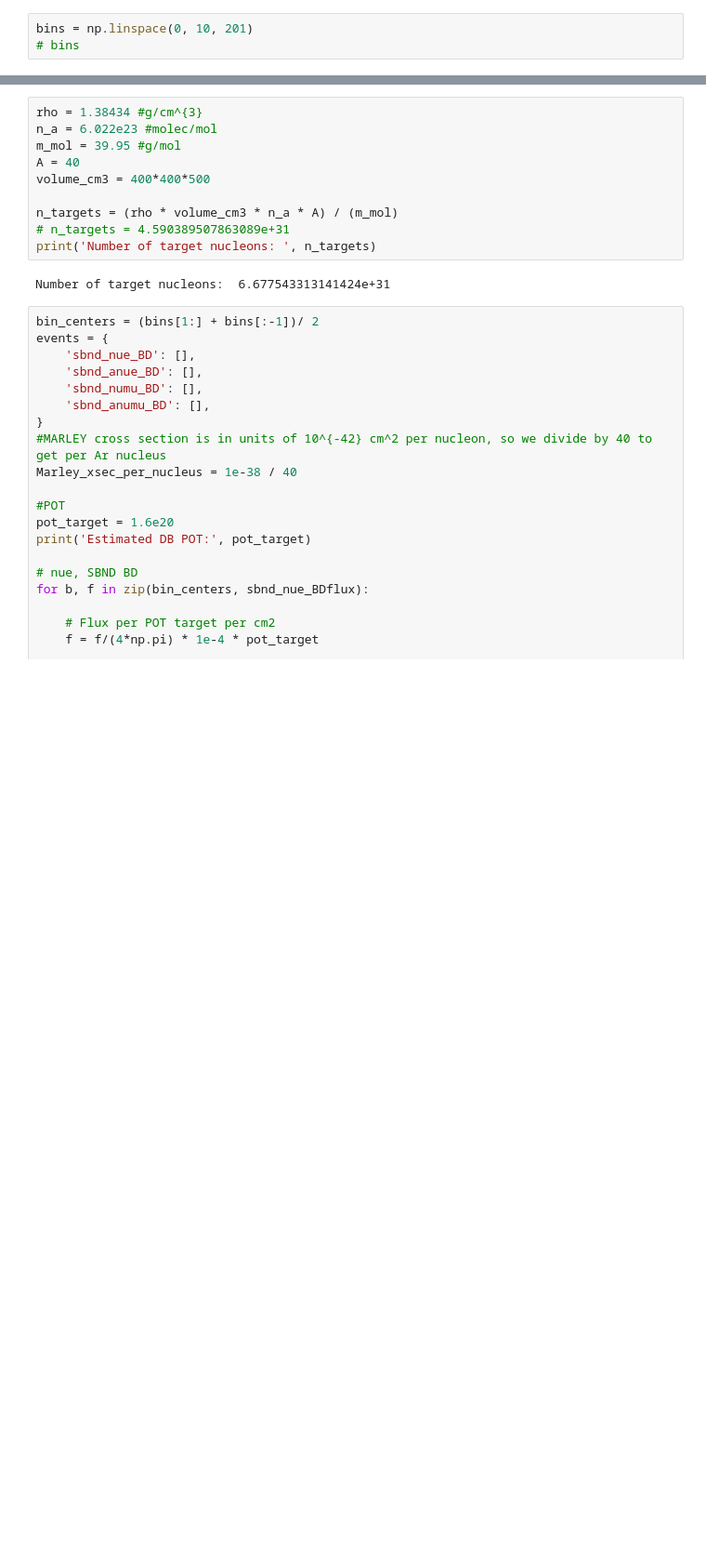
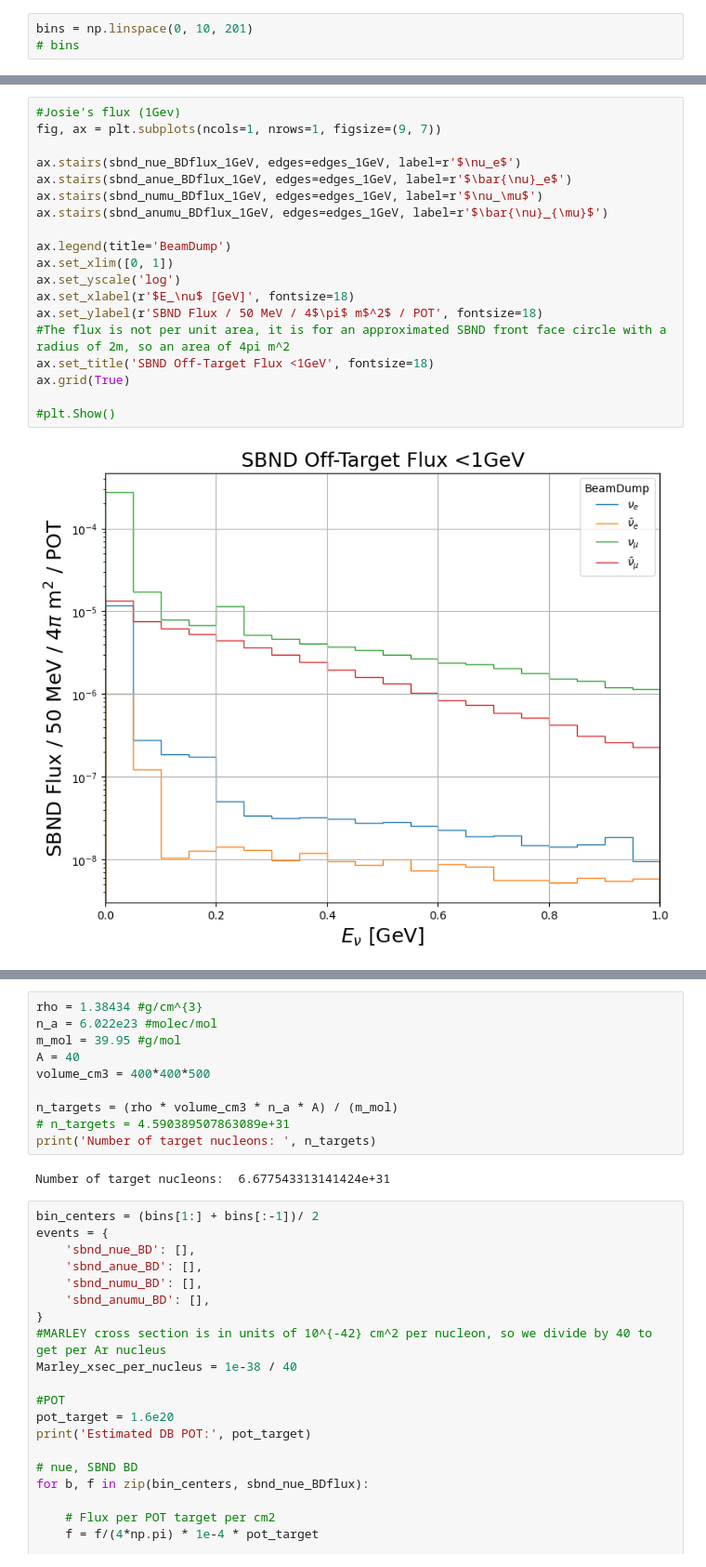
Before and after one commit to miquelnebot/BeamDump, a Jupyter notebook: rates.ipynb, the cells around one changed output, grey strips where cells are left out. Shown at 93% size. Drawn from its saved outputs; the diff is of its cells as text; blank space fills up the shorter version.

Commit message:
Flux consistent with Marley xsec <1GeV

```diff
--- a/rates.ipynb
+++ b/rates.ipynb
@@ -65,6 +93,27 @@ ax.grid(True)
 #plt.Show()
 # %% [output]
 [figure]
+# %%
+#Josie's flux (1Gev)
+fig, ax = plt.subplots(ncols=1, nrows=1, figsize=(9, 7))
+
+ax.stairs(sbnd_nue_BDflux_1GeV, edges=edges_1GeV, label=r'$\nu_e$')
+ax.stairs(sbnd_anue_BDflux_1GeV, edges=edges_1GeV, label=r'$\bar{\nu}_e$')
+ax.stairs(sbnd_numu_BDflux_1GeV, edges=edges_1GeV, label=r'$\nu_\mu$')
+ax.stairs(sbnd_anumu_BDflux_1GeV, edges=edges_1GeV, label=r'$\bar{\nu}_{\mu}$')
+
+ax.legend(title='BeamDump')
+ax.set_xlim([0, 1])
+ax.set_yscale('log')
+ax.set_xlabel(r'$E_\nu$ [GeV]', fontsize=18)
+ax.set_ylabel(r'SBND Flux / 50 MeV / 4$\pi$ m$^2$ / POT', fontsize=18)
+#The flux is not per unit area, it is for an approximated SBND front face circle with a radius of 2m, so an area of 4pi m^2
+ax.set_title('SBND Off-Target Flux <1GeV', fontsize=18)
+ax.grid(True)
+
+#plt.Show()
+# %% [output]
+[figure, added]
 # %%
 #Steven's xsec spline
 xsec_inc = np.loadtxt('/Users/mnebotg/Software/future_runing/beamdump/marley_40Ar_CC_v121_inclusive_xsec.txt', delimiter=" ")
```
Also changed, not shown: parts of 6 cells of this notebook.
